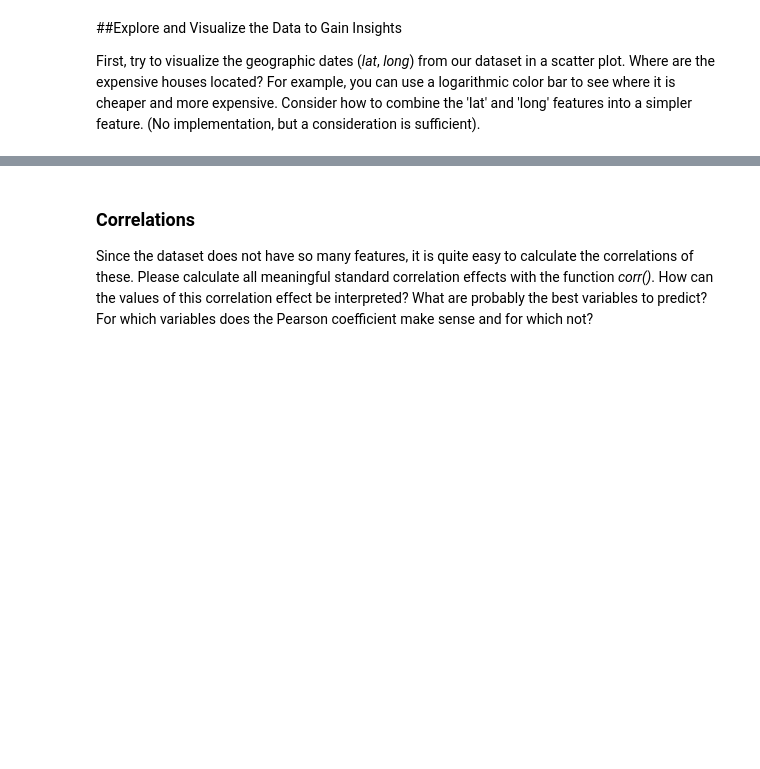
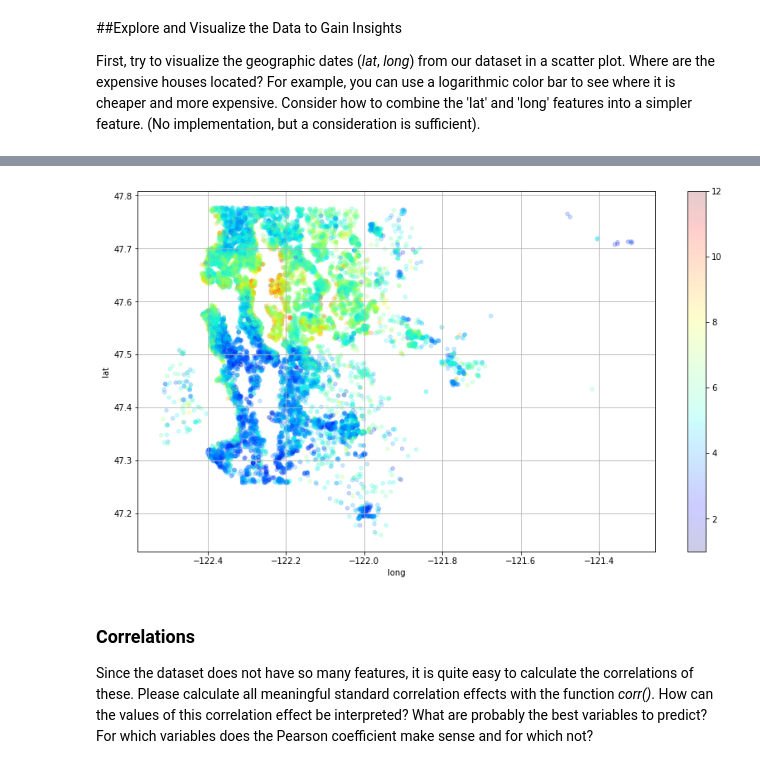
Before and after one commit to bkneussl/Assignments, a Jupyter notebook: questions_chapter2_student.ipynb, the cells around one changed output, grey strips where cells are left out. Cells and saved outputs as stored; diff of their text form; code cells hidden in the pictures; blank space fills up the shorter version.

```diff
--- a/questions_chapter2_student.ipynb
+++ b/questions_chapter2_student.ipynb
@@ -81,8 +137,10 @@ Your task is to clean the dataset:
 2. Create a binary variable that indicates whether the house has been renovated or not. (0 = no renovation, 1 = renovated) You can use the *cut()* function.
 3. Additionally overwrite the variable *yr_renovated* with the maximum of yr_renovated and yr_built, you can use the max() function.
 4. Change the *date* column to *datetime* with the function *to_datetime()*.
-# %%
-# Some Data Cleaning
-data['date'] = # YOUR TASK
-data['renovated'] = # YOUR TASK
-data['yr_renovated'] = # YOUR TASK
+# %%
+# Some Data Cleaning
+
+data['date'] = pd.to_datetime(data['date']);
+data['renovated'] = pd.cut(data['yr_renovated'], bins=[-float('inf'), 0, float('inf')], labels=[0, 1])
+data['yr_renovated'] = data[['yr_renovated', 'yr_built']].max(axis=1)
+data.head()
@@ -100,3 +161,11 @@ test_set = # YOUR TASK
+# %%
+#Split Dataset
+from sklearn.model_selection import train_test_split
+
+#Create different house price categories
+data['price_cat']= pd.cut(np.log(data["price"]), bins=12, labels=range(1,13))
+
+train_set, test_set = train_test_split(data, test_size=0.2,random_state=42)
 # %%
 data = train_set.copy()
 data.head(50)
@@ -111,3 +194,9 @@ First, try to visualize the geographic dates (*lat*, *long*) from our dataset in
+# %%
+# YOUR TASK
+data.plot(kind="scatter", x="long", y="lat", c=data["price_cat"],cmap="jet", colorbar=True, legend=True, sharex=False, grid=True, figsize=(14,8), alpha=0.2)
+plt.show()
+# %% [output]
+[figure, added]
 # %% [markdown]
 ### Correlations
 
```
Also changed, not shown: parts of 24 cells of this notebook.
